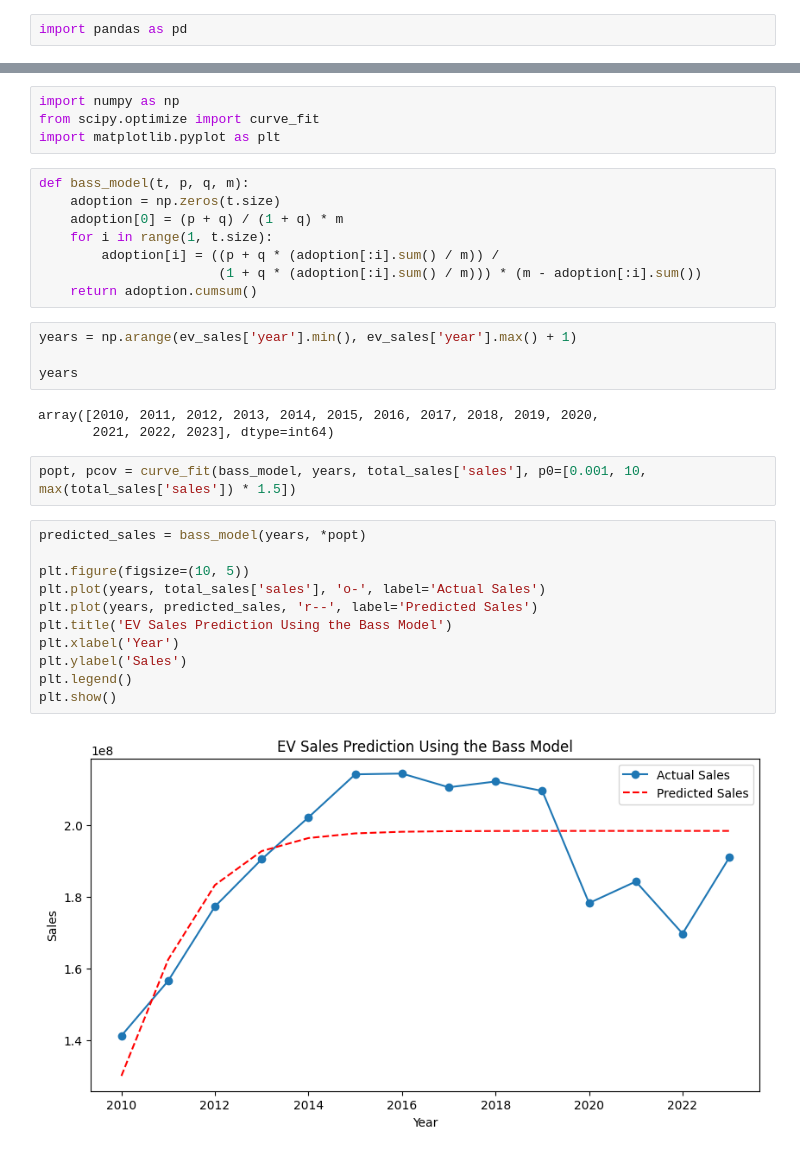
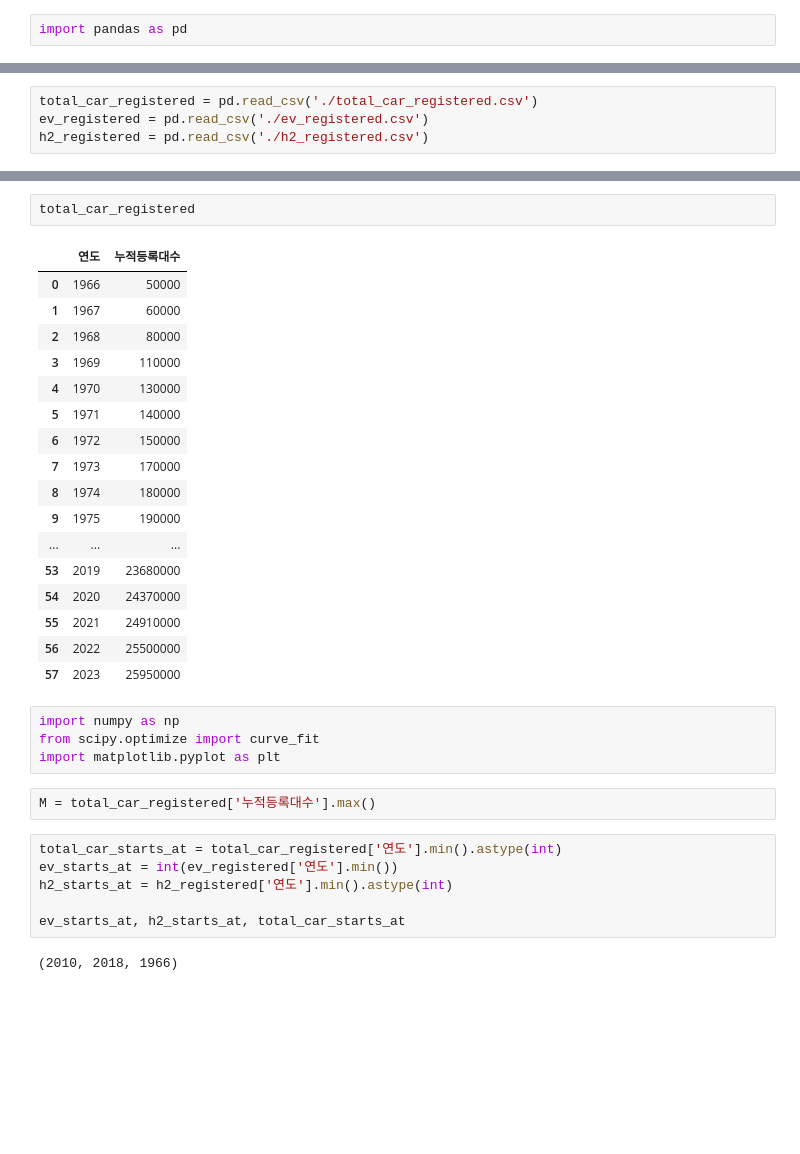
Before and after one commit to eslerkang/optimization-lab, a Jupyter notebook: iie3114/project.ipynb, the cells around one changed output, grey strips where cells are left out. Saved outputs shown, nothing was run; the diff lists cells and outputs as text; blank space fills up the shorter version.

```diff
--- a/iie3114/project.ipynb
+++ b/iie3114/project.ipynb
@@ -38,0 +3,4 @@ total_sales.to_csv('./total_sales.csv', index=False)
+# %%
+total_car_registered = pd.read_csv('./total_car_registered.csv')
+ev_registered = pd.read_csv('./ev_registered.csv')
+h2_registered = pd.read_csv('./h2_registered.csv')
@@ -39,34 +40,34 @@ total_sales.to_csv('./total_sales.csv', index=False)
+# %%
+total_car_registered
+# %% [output]
+|  | 연도 | 누적등록대수 |
+| 0 | 1966 | 50000 |
+| 1 | 1967 | 60000 |
+| 2 | 1968 | 80000 |
+| 3 | 1969 | 110000 |
+| 4 | 1970 | 130000 |
+| 5 | 1971 | 140000 |
+| 6 | 1972 | 150000 |
+| 7 | 1973 | 170000 |
+| 8 | 1974 | 180000 |
+| 9 | 1975 | 190000 |
+| ... | ... | ... |
+| 53 | 2019 | 23680000 |
+| 54 | 2020 | 24370000 |
+| 55 | 2021 | 24910000 |
+| 56 | 2022 | 25500000 |
+| 57 | 2023 | 25950000 |
 # %%
 import numpy as np
 from scipy.optimize import curve_fit
 import matplotlib.pyplot as plt
-# %%
-def bass_model(t, p, q, m):
-    adoption = np.zeros(t.size)
-    adoption[0] = (p + q) / (1 + q) * m
-    for i in range(1, t.size):
-        adoption[i] = ((p + q * (adoption[:i].sum() / m)) /
-                       (1 + q * (adoption[:i].sum() / m))) * (m - adoption[:i].sum())
-    return adoption.cumsum()
-# %%
-years = np.arange(ev_sales['year'].min(), ev_sales['year'].max() + 1)
-
-years
-# %% [output]
-array([2010, 2011, 2012, 2013, 2014, 2015, 2016, 2017, 2018, 2019, 2020,
-       2021, 2022, 2023], dtype=int64)
-# %%
-popt, pcov = curve_fit(bass_model, years, total_sales['sales'], p0=[0.001, 10, max(total_sales['sales']) * 1.5])
-# %%
-predicted_sales = bass_model(years, *popt)
-
-plt.figure(figsize=(10, 5))
-plt.plot(years, total_sales['sales'], 'o-', label='Actual Sales')
-plt.plot(years, predicted_sales, 'r--', label='Predicted Sales')
-plt.title('EV Sales Prediction Using the Bass Model')
-plt.xlabel('Year')
-plt.ylabel('Sales')
-plt.legend()
-plt.show()
-# %% [output]
-[figure, removed]
+# %%
+M = total_car_registered['누적등록대수'].max()
+# %%
+total_car_starts_at = total_car_registered['연도'].min().astype(int)
+ev_starts_at = int(ev_registered['연도'].min())
+h2_starts_at = h2_registered['연도'].min().astype(int)
+
+ev_starts_at, h2_starts_at, total_car_starts_at
+# %% [output]
+(2010, 2018, 1966)
```
Also changed, not shown: parts of 9 cells of this notebook, 12 other files.
